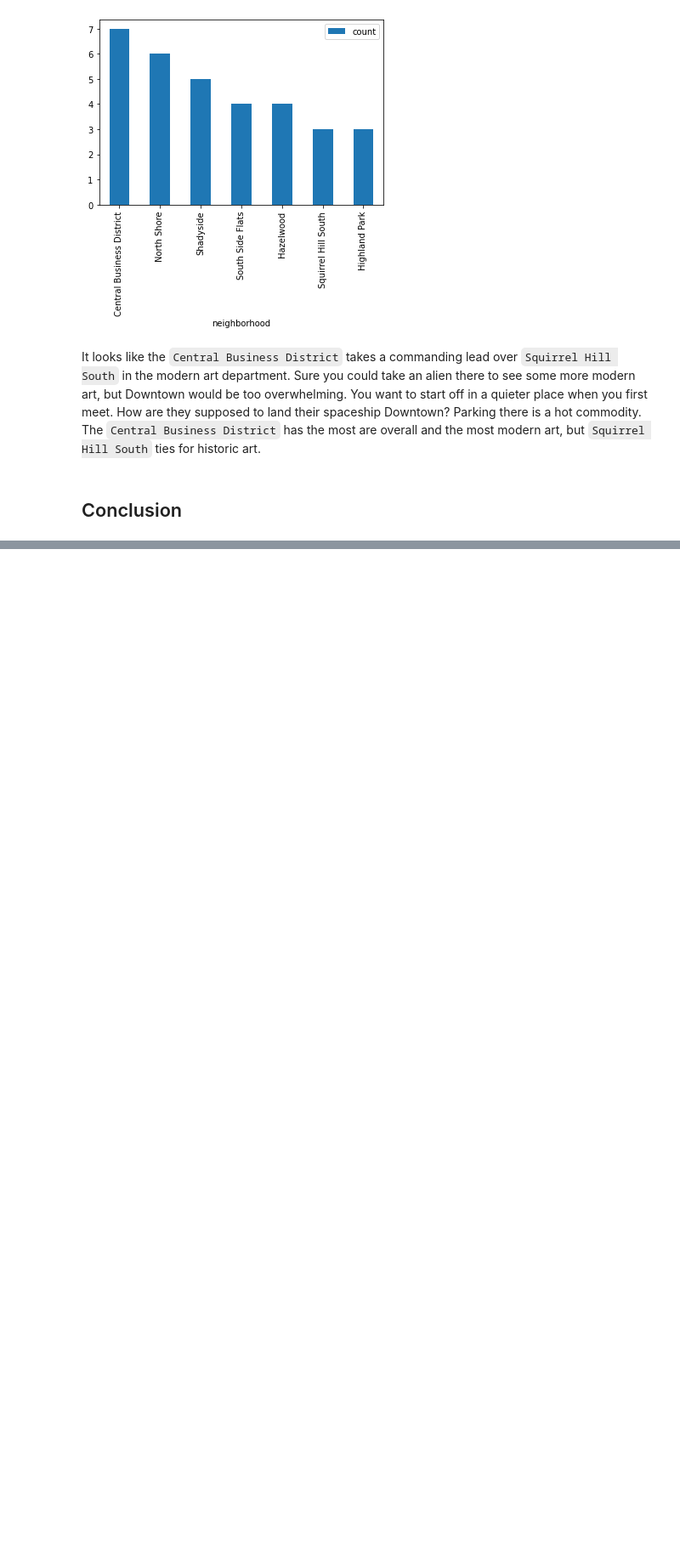
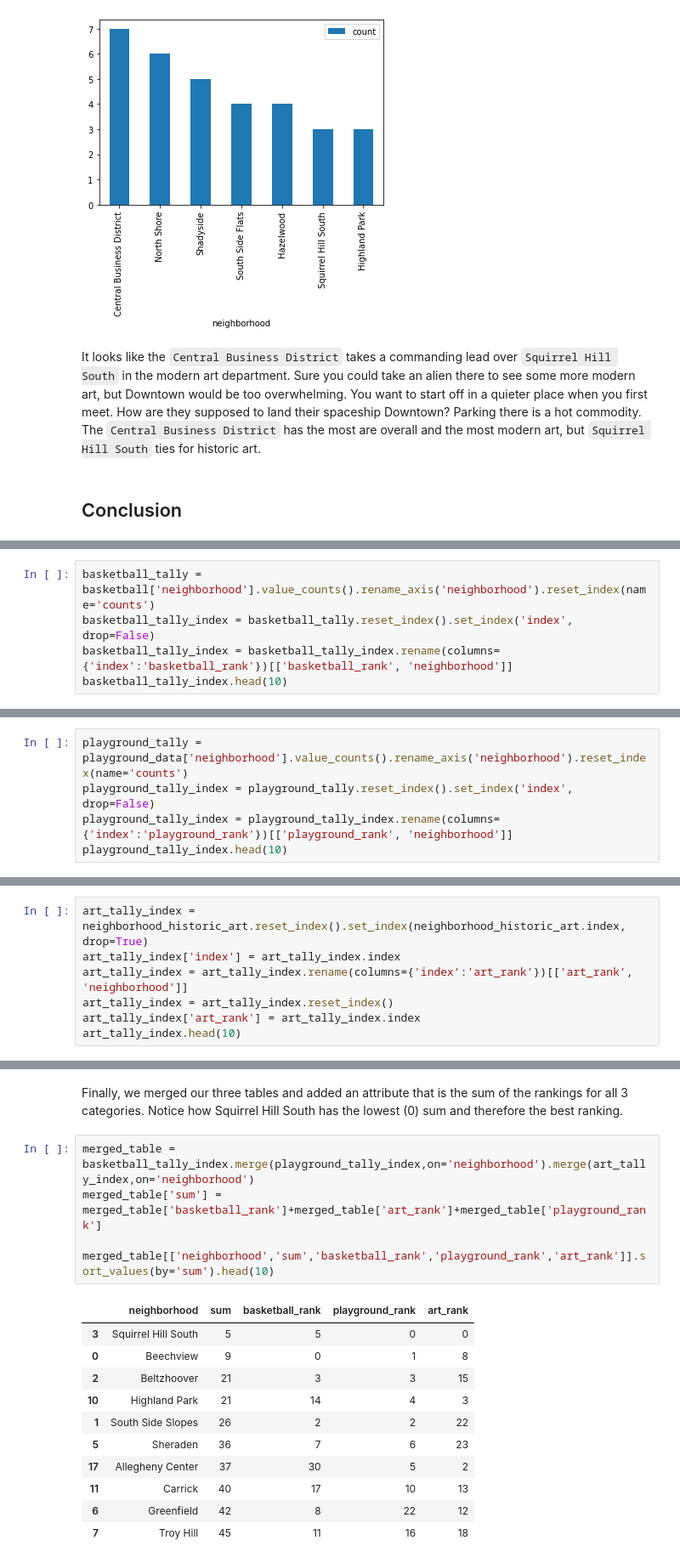
Before and after one commit to mjd119/Final-Project-CMPINF-0010, a Jupyter notebook: Full.ipynb, the cells around one changed output, grey strips where cells are left out. Shown at 85% size. Drawn from its saved outputs; the diff is of its cells as text; blank space fills up the shorter version.

Commit message:
Add invidual conclusions and merged table showing definitive ranking for best neighborhoods using all 3 metrics

```diff
--- a/Full.ipynb
+++ b/Full.ipynb
@@ -301,0 +304,5 @@ It ranked 1st in the Playgrounds metric, ranked 1st (tied) in public historic ar
+# %%
+basketball_tally = basketball['neighborhood'].value_counts().rename_axis('neighborhood').reset_index(name='counts')
+basketball_tally_index = basketball_tally.reset_index().set_index('index', drop=False)
+basketball_tally_index = basketball_tally_index.rename(columns={'index':'basketball_rank'})[['basketball_rank', 'neighborhood']]
+basketball_tally_index.head(10)
@@ -301,0 +322,5 @@ It ranked 1st in the Playgrounds metric, ranked 1st (tied) in public historic ar
+# %%
+playground_tally = playground_data['neighborhood'].value_counts().rename_axis('neighborhood').reset_index(name='counts')
+playground_tally_index = playground_tally.reset_index().set_index('index', drop=False)
+playground_tally_index = playground_tally_index.rename(columns={'index':'playground_rank'})[['playground_rank', 'neighborhood']]
+playground_tally_index.head(10)
@@ -301,0 +340,7 @@ It ranked 1st in the Playgrounds metric, ranked 1st (tied) in public historic ar
+# %%
+art_tally_index = neighborhood_historic_art.reset_index().set_index(neighborhood_historic_art.index, drop=True)
+art_tally_index['index'] = art_tally_index.index
+art_tally_index = art_tally_index.rename(columns={'index':'art_rank'})[['art_rank', 'neighborhood']]
+art_tally_index = art_tally_index.reset_index()
+art_tally_index['art_rank'] = art_tally_index.index
+art_tally_index.head(10)
@@ -301,0 +359,19 @@ It ranked 1st in the Playgrounds metric, ranked 1st (tied) in public historic ar
+# %% [markdown]
+Finally, we merged our three tables and added an attribute that is the sum of the rankings for all 3 categories. Notice how Squirrel Hill South has the lowest (0) sum and therefore the best ranking.
+# %%
+merged_table = basketball_tally_index.merge(playground_tally_index,on='neighborhood').merge(art_tally_index,on='neighborhood')
+merged_table['sum'] = merged_table['basketball_rank']+merged_table['art_rank']+merged_table['playground_rank']
+
+merged_table[['neighborhood','sum','basketball_rank','playground_rank','art_rank']].sort_values(by='sum').head(10)
+# %% [output]
+|  | neighborhood | sum | basketball_rank | playground_rank | art_rank |
+| 3 | Squirrel Hill South | 5 | 5 | 0 | 0 |
+| 0 | Beechview | 9 | 0 | 1 | 8 |
+| 2 | Beltzhoover | 21 | 3 | 3 | 15 |
+| 10 | Highland Park | 21 | 14 | 4 | 3 |
+| 1 | South Side Slopes | 26 | 2 | 2 | 22 |
+| 5 | Sheraden | 36 | 7 | 6 | 23 |
+| 17 | Allegheny Center | 37 | 30 | 5 | 2 |
+| 11 | Carrick | 40 | 17 | 10 | 13 |
+| 6 | Greenfield | 42 | 8 | 22 | 12 |
+| 7 | Troy Hill | 45 | 11 | 16 | 18 |
```
Also changed, not shown: parts of 8 cells of this notebook.
